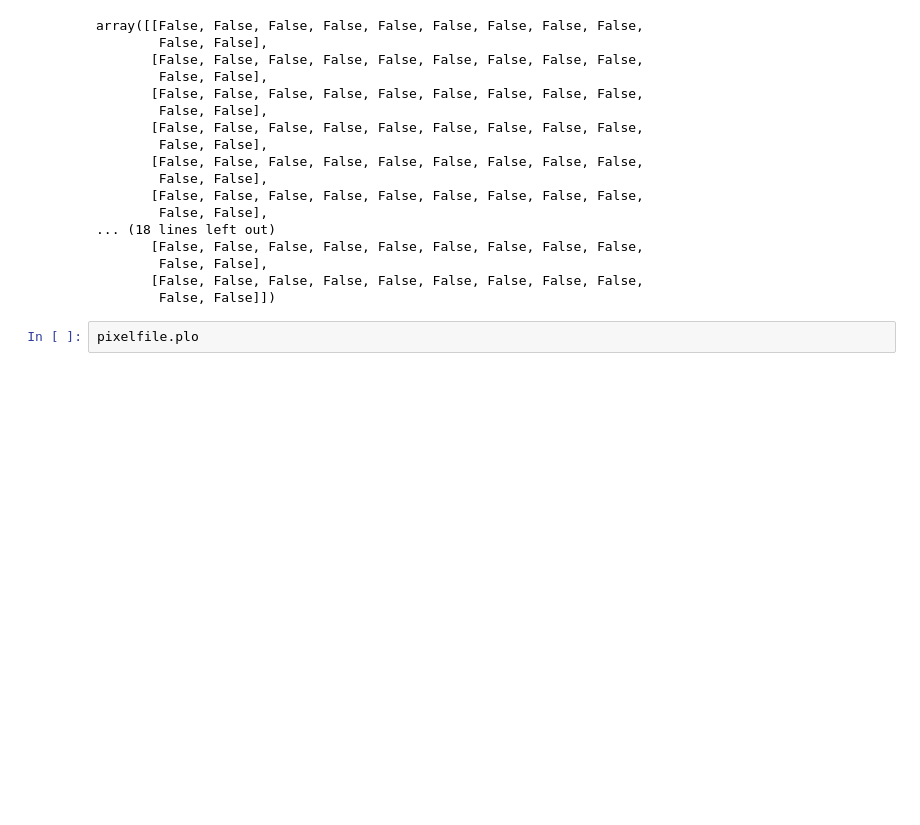
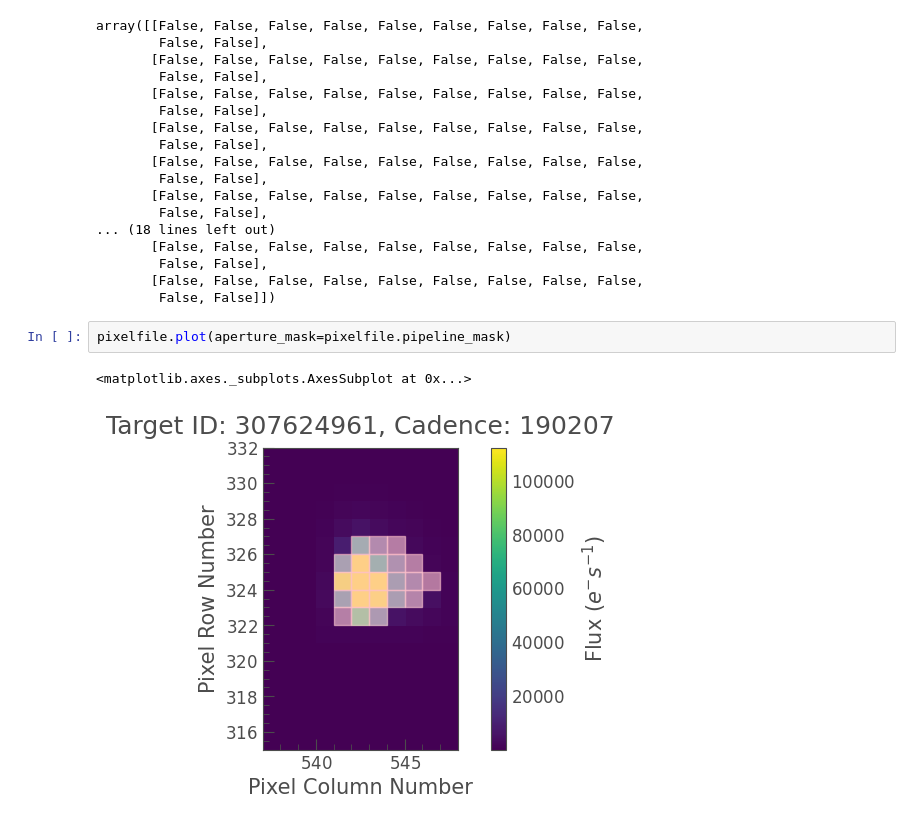
Before and after one commit to PravNJ/Astronomy, a Jupyter notebook: LightKurve Hello World.ipynb, the cells around one changed output. Drawn from its saved outputs; the diff is of its cells as text; blank space fills up the shorter version.

```diff
--- a/LightKurve Hello World.ipynb
+++ b/LightKurve Hello World.ipynb
@@ -114,5 +114,8 @@ array([[False, False, False, False, False, False, False, False, False,
         False, False],
        [False, False, False, False, False, False, False, False, False,
         False, False]])
-# %%
-pixelfile.plo
+# %%
+pixelfile.plot(aperture_mask=pixelfile.pipeline_mask)
+# %% [output]
+<matplotlib.axes._subplots.AxesSubplot at 0x...>
+[figure, added]
```
Also changed, not shown: parts of 1 cell of this notebook.
